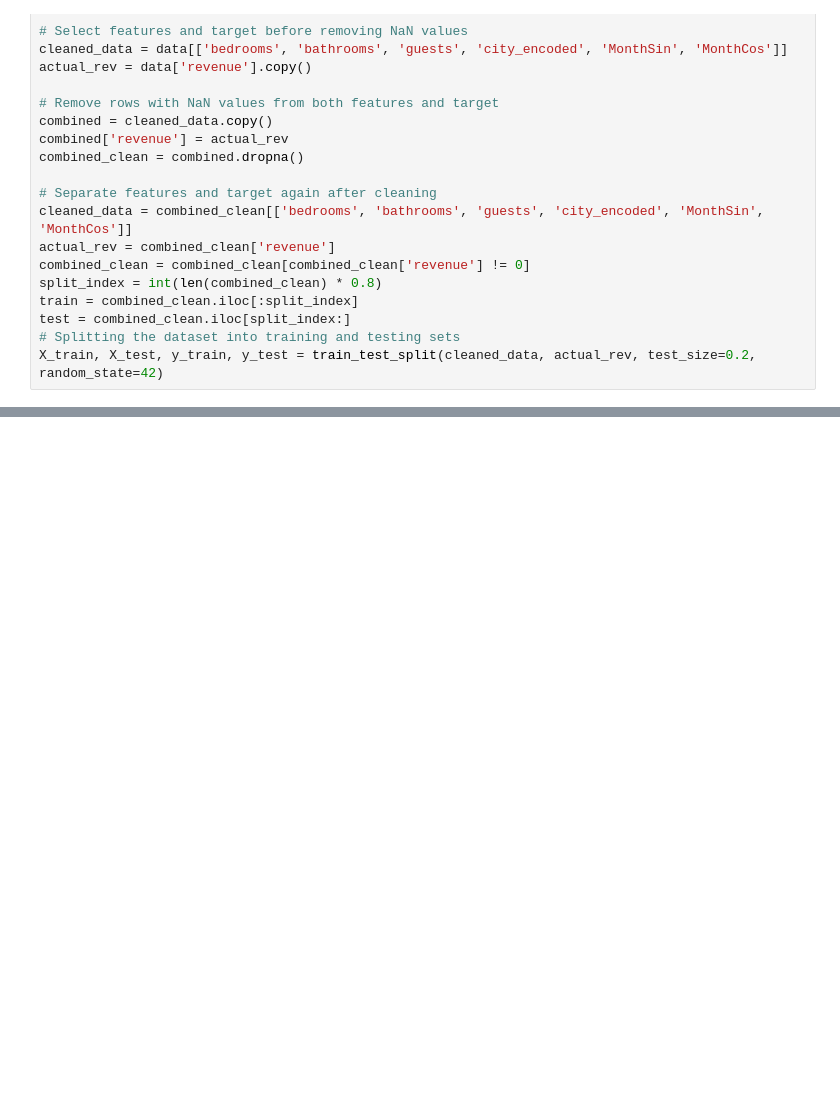
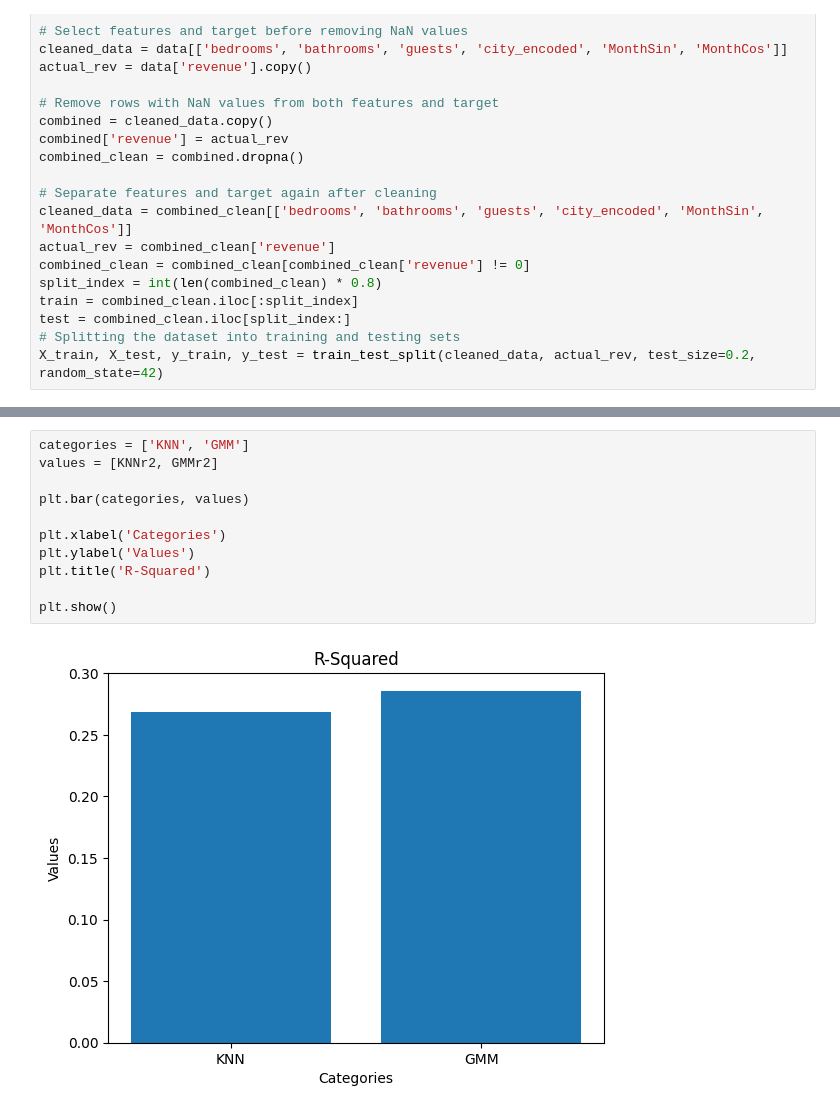
Before and after one commit to WilliamFJohns/CSCI467_Project, a Jupyter notebook: GMM.ipynb, the cells around one changed output, grey strips where cells are left out. Cells and saved outputs as stored; diff of their text form; blank space fills up the shorter version.

```diff
--- a/GMM.ipynb
+++ b/GMM.ipynb
@@ -89,0 +118,13 @@ R-squared: 0.2684389834391159
+# %%
+categories = ['KNN', 'GMM']
+values = [KNNr2, GMMr2]
+
+plt.bar(categories, values)
+
+plt.xlabel('Categories')
+plt.ylabel('Values')
+plt.title('R-Squared')
+
+plt.show()
+# %% [output]
+[figure, added]
```
Also changed, not shown: parts of 6 cells of this notebook.
